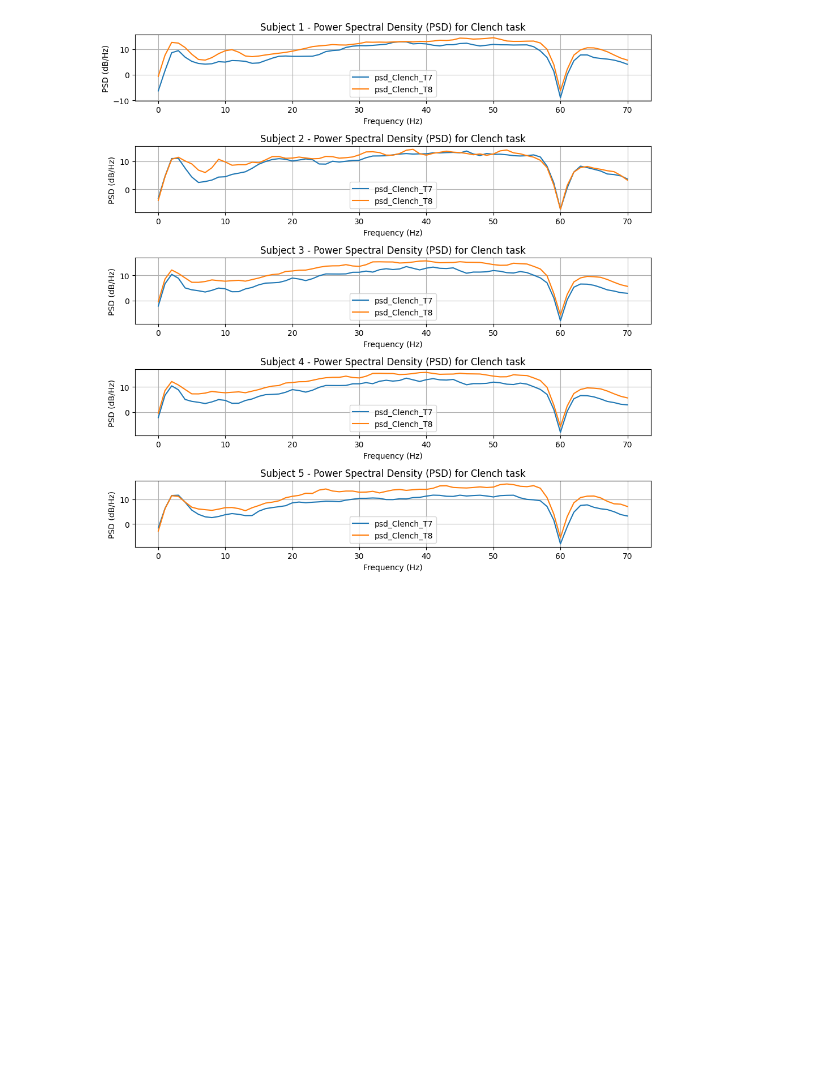
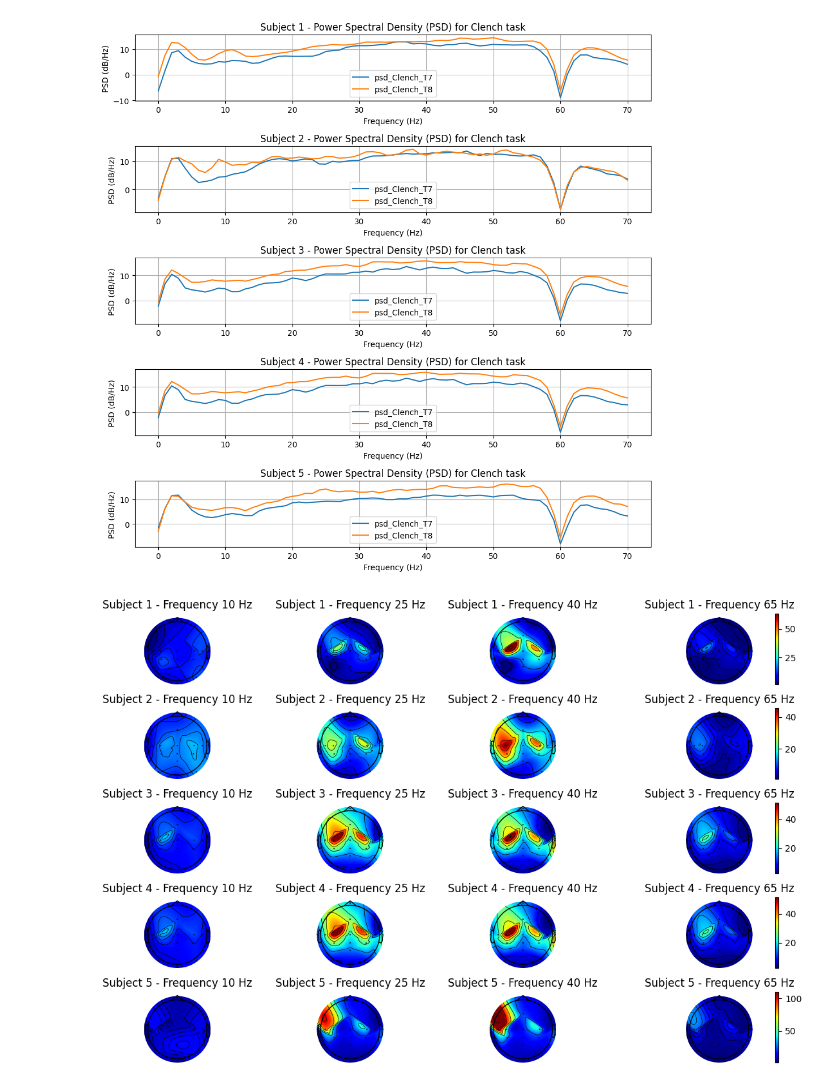
Before and after one commit to maryamnorouzi/Brain-Signal-Processing-, a Jupyter notebook: Brain Signal processing/hw2/HW2_Maryam.ipynb, the cells around one changed output. Drawn from its saved outputs; the diff is of its cells as text; code cells hidden in the pictures; blank space fills up the shorter version.

```diff
--- a/Brain Signal processing/hw2/HW2_Maryam.ipynb
+++ b/Brain Signal processing/hw2/HW2_Maryam.ipynb
@@ -255,0 +256,28 @@ plt.show()
+# %%
+#d.
+# Preallocate arrays for storing the PSD data
+PSD_Clench = np.empty((num_subjects, num_channels, len(frequencies)))
+# psd_Clench_T8 = np.empty((num_subjects, num_channels, len(frequencies)))
+clench_freq=[10, 25, 40, 65]
+# Calculate the PSD for all channels and subjects
+for channel in range(16):
+    _, PSD_Clench[:, channel, :] = welch(Clench_np[:, :, channel], fs=fs, nperseg=nperseg, noverlap=noverlap, axis=1) #shape: (5, 16, 129)
+    # _, psd_Clench_T8[:, channel, :] = welch(Clench_np_T8[:, :, channel], fs=fs, nperseg=nperseg, noverlap=noverlap, axis=1) #shape: (5, 16, 129)
+fig, axes = plt.subplots(5, len(clench_freq), figsize=(3 * len(clench_freq), 1.5 * 5))
+for subject in range(5):
+    # Using a list comprehension to gather the PSD values for each frequency in clench_freq
+    psd_values_for_freqs = [PSD_Clench[subject, :, frequencies == freq].squeeze() for freq in clench_freq]
+    # Get global vmin and vmax for colorbar scaling for the current subject across all frequencies
+    global_vmin = np.min(psd_values_for_freqs)
+    global_vmax = np.max(psd_values_for_freqs)
+    for idx, frequency in enumerate(clench_freq):
+        clenched_psd_values = psd_values_for_freqs[idx]
+        im, _ = mne.viz.plot_topomap(clenched_psd_values, info, cmap='jet', axes=axes[subject, idx], show=False)
+        im.set_clim(global_vmin, global_vmax)
+        axes[subject, idx].set_title(f'Subject {subject + 1} - Frequency {frequency} Hz')
+    # Add individual colorbar for each subject at the rightmost column of the subplot array
+    fig.colorbar(im, ax=axes[subject, -1], orientation='vertical', pad=0.1)
+plt.tight_layout()
+plt.show()
+# %% [output]
+[figure, added]
```
Also changed, not shown: parts of 5 cells of this notebook.
